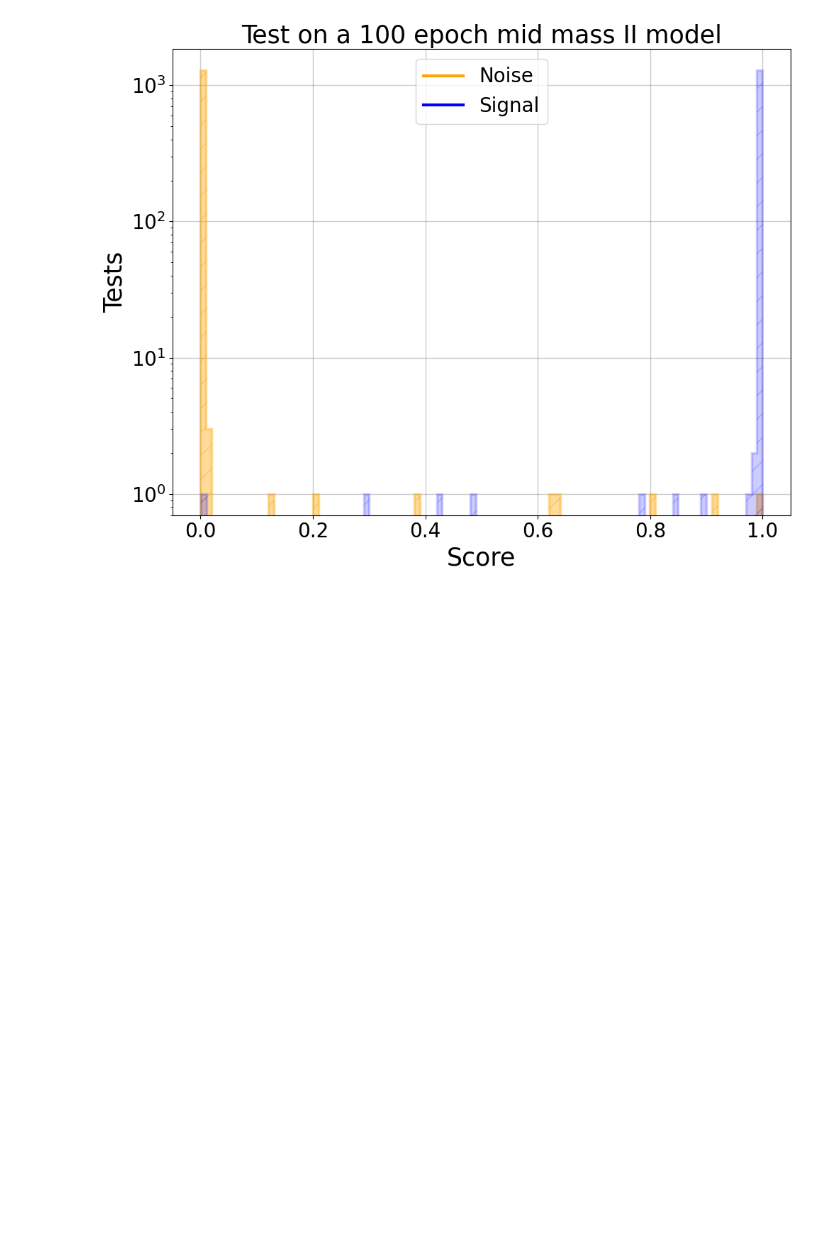
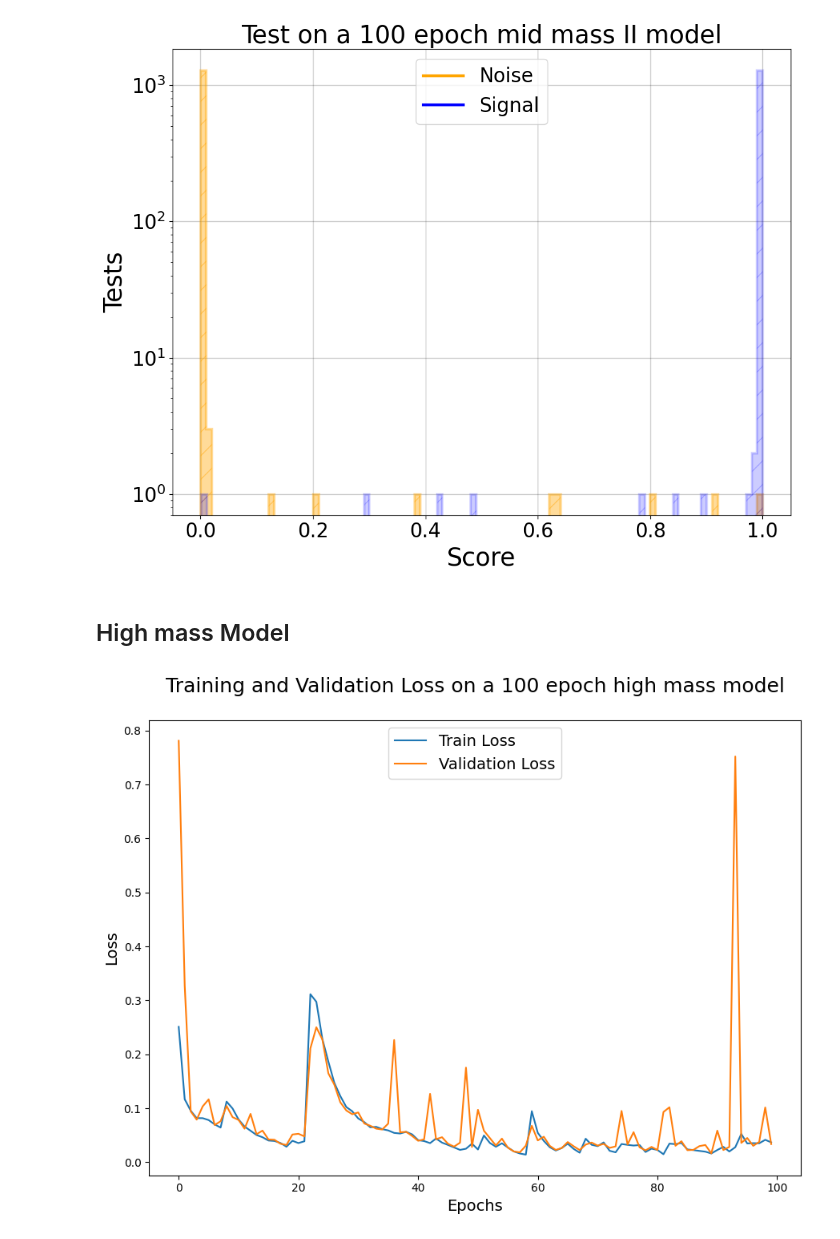
Before and after one commit to gaiavolpi/Thesis, a Jupyter notebook: 3_classification.ipynb, the cells around one changed output. Cells and saved outputs as stored; diff of their text form; code cells hidden in the pictures; blank space fills up the shorter version.

```diff
--- a/3_classification.ipynb
+++ b/3_classification.ipynb
@@ -518,3 +500,5 @@ plot_signal_noise(y_test_pred, title='Test on a 100 epoch mid mass II model')
 # %% [output]
 [figure]
 [figure]
+# %% [markdown]
+## High mass Model
@@ -520,0 +525,18 @@ plot_signal_noise(y_test_pred, title='Test on a 100 epoch mid mass II model')
+# %%
+model_path = f"class_models/{mass_range}_best_model.keras"
+logger_path = f"class_models/training_log_{mass_range}.csv"
+
+callbacks = [
+    tf.keras.callbacks.ModelCheckpoint(
+        filepath=model_path,
+        monitor="val_accuracy",
+        mode="max",
+        save_best_only=True,
+        verbose=0,
+    ),
+
+    tf.keras.callbacks.CSVLogger(
+        filename=logger_path,
+        append=False,
+    )
+]
@@ -520,0 +553,21 @@ plot_signal_noise(y_test_pred, title='Test on a 100 epoch mid mass II model')
+# %%
+logger = pd.read_csv(logger_path)
+train_loss = logger['loss'].values
+val_loss = logger['val_loss'].values
+
+plt.figure(figsize=(9,7))
+plt.plot(train_loss, label='Train Loss')
+plt.plot(val_loss, label='Validation Loss')
+
+plt.xlabel('Epochs', fontsize=14)
+plt.ylabel('Loss', fontsize=14)
+
+plt.title('Training and Validation Loss on a 100 epoch high mass model',
+          fontsize=18, pad=25)
+
+plt.legend(fontsize=14, loc='best')
+
+plt.tight_layout()
+plt.show()
+# %% [output]
+[figure, added]
```
Also changed, not shown: parts of 15 cells of this notebook, 23 other files.
